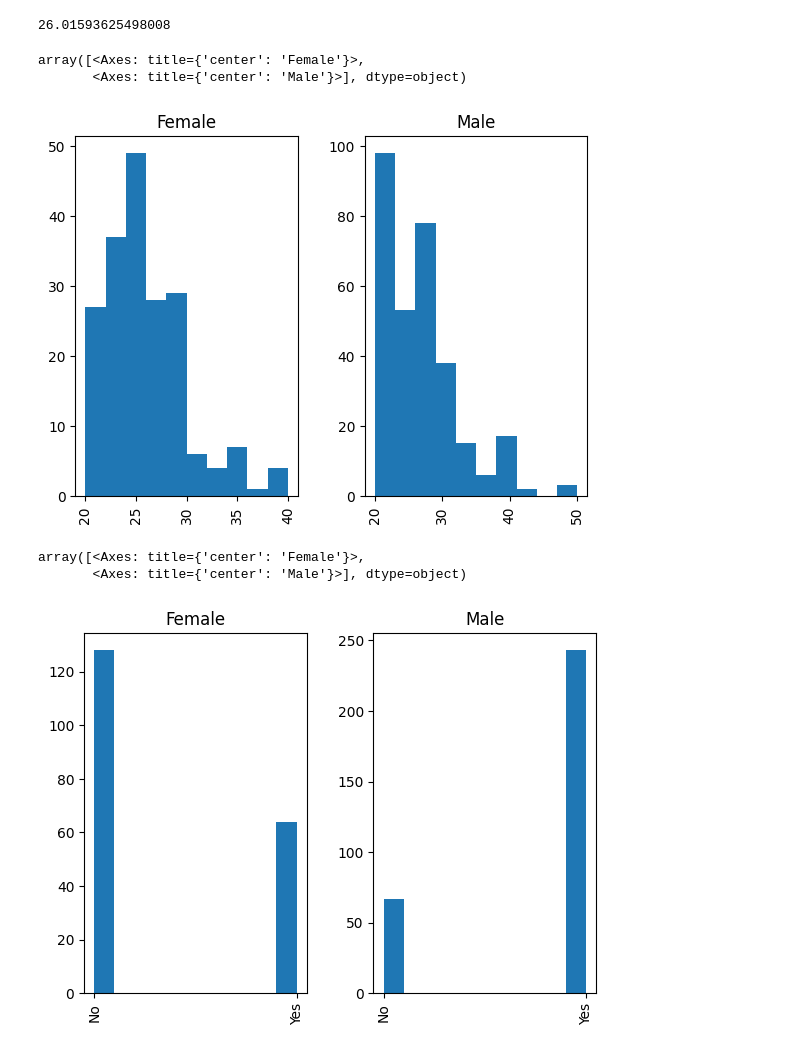
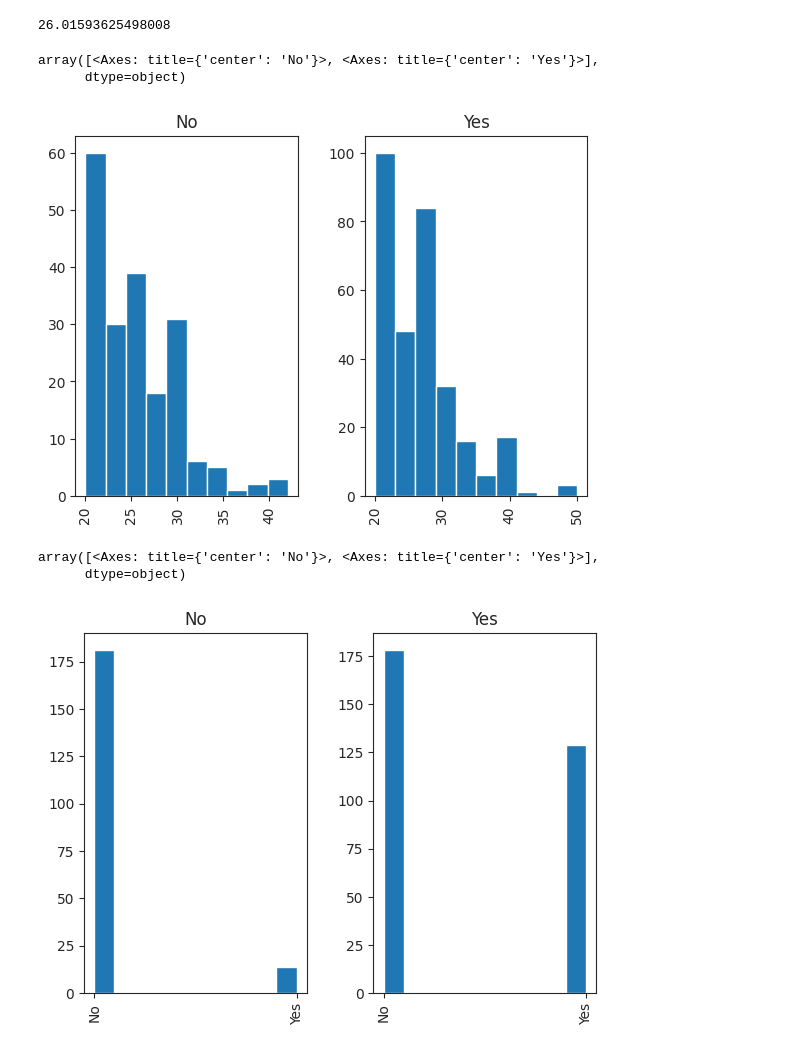
Before and after one commit to Muhamadkamil53/Smoking_Habits, a Jupyter notebook: Smoking.ipynb, the cells around one changed output. Cells and saved outputs as stored; diff of their text form; code cells hidden in the pictures.

```diff
--- a/Smoking.ipynb
+++ b/Smoking.ipynb
@@ -47,7 +53,7 @@ import numpy as np
 import openpyxl as xl
 from openpyxl import workbook, load_workbook
 # %%
-mydata = pd.read_csv('SmokingH.csv')
+mydata = pd.read_csv('Smoking.csv')
 # %%
 mydata.describe()
 # %% [output]
@@ -153,14 +159,14 @@ mydata['Age'].mean()
 # %% [output]
 26.01593625498008
 # %%
-mydata.hist(by='Gender',column = 'Age')
+mydata.hist(by='Smoking Habits',column = 'Age')
 # %% [output]
-array([<Axes: title={'center': 'Female'}>,
-       <Axes: title={'center': 'Male'}>], dtype=object)
+array([<Axes: title={'center': 'No'}>, <Axes: title={'center': 'Yes'}>],
+      dtype=object)
-[figure, old version]
+[figure, new version]
 # %%
-mydata.hist(by='Gender',column = 'Smoking Habits')
+mydata.hist(by='Smoking Habits',column = 'Do you perfer smoking?')
 # %% [output]
-array([<Axes: title={'center': 'Female'}>,
-       <Axes: title={'center': 'Male'}>], dtype=object)
+array([<Axes: title={'center': 'No'}>, <Axes: title={'center': 'Yes'}>],
+      dtype=object)
-[figure, old version]
+[figure, new version]
```
Also changed, not shown: parts of 276 cells of this notebook.
